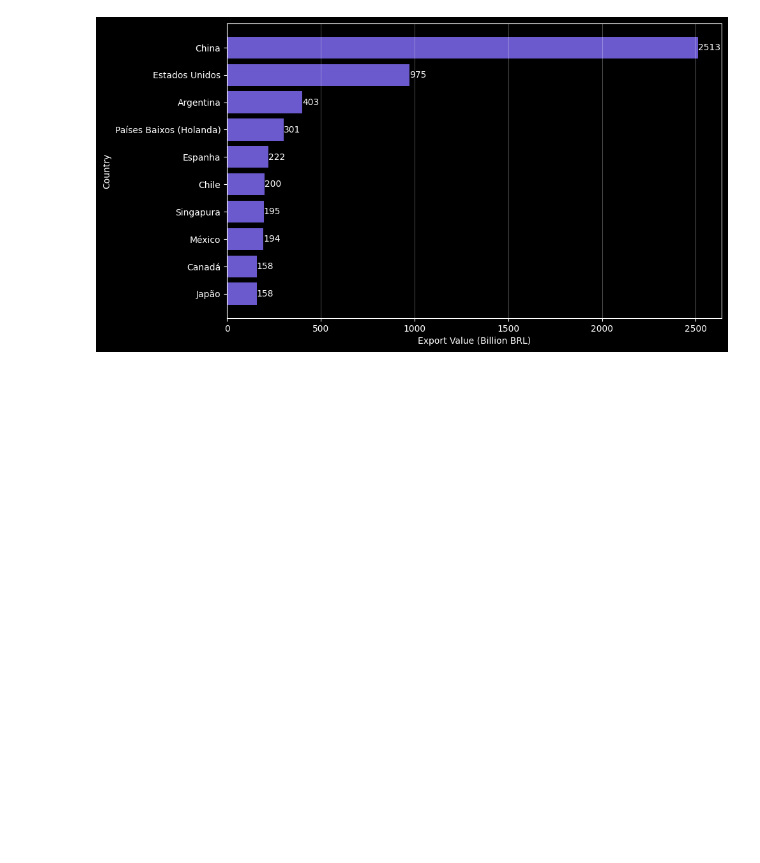
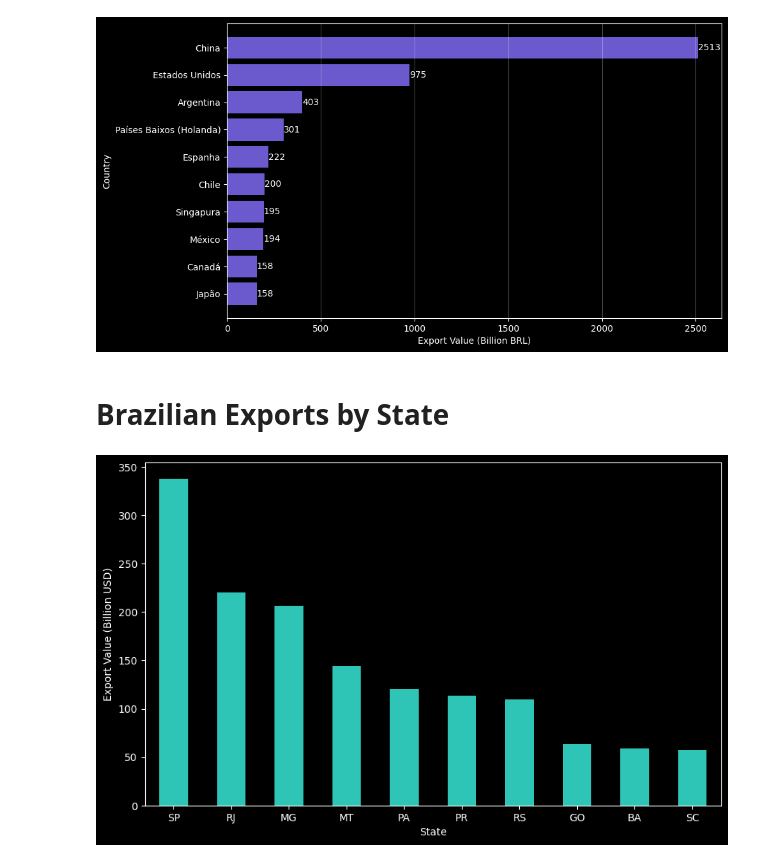
Before and after one commit to loregbrw/agro-xpto-data-analysis, a Jupyter notebook: notebooks/eda.ipynb, the cells around one changed output. Drawn from its saved outputs; the diff is of its cells as text; code cells hidden in the pictures; blank space fills up the shorter version.

Commit message:
Feat: Top 10 States

```diff
--- a/notebooks/eda.ipynb
+++ b/notebooks/eda.ipynb
@@ -258,3 +258,23 @@ plt.show()
 # %% [output]
 Top Countries Importing from Brazil
 [figure]
+# %%
+display(HTML("<h1>Top 10 brazilian Exports by State</h1>"))
+
+exports_by_state = (
+    fact.groupby("SG_UF_NCM")["VL_FOB"]
+    .sum()
+    .sort_values(ascending=False)
+    .head(10) / 1e9
+)
+
+exports_by_state.plot.bar(figsize=(10,6), color="#2EC4B6")
+
+plt.ylabel("Export Value (Billion USD)")
+plt.xlabel("State")
+plt.xticks(rotation=0)
+
+plt.show()
+# %% [output]
+Brazilian Exports by State
+[figure, added]
```
